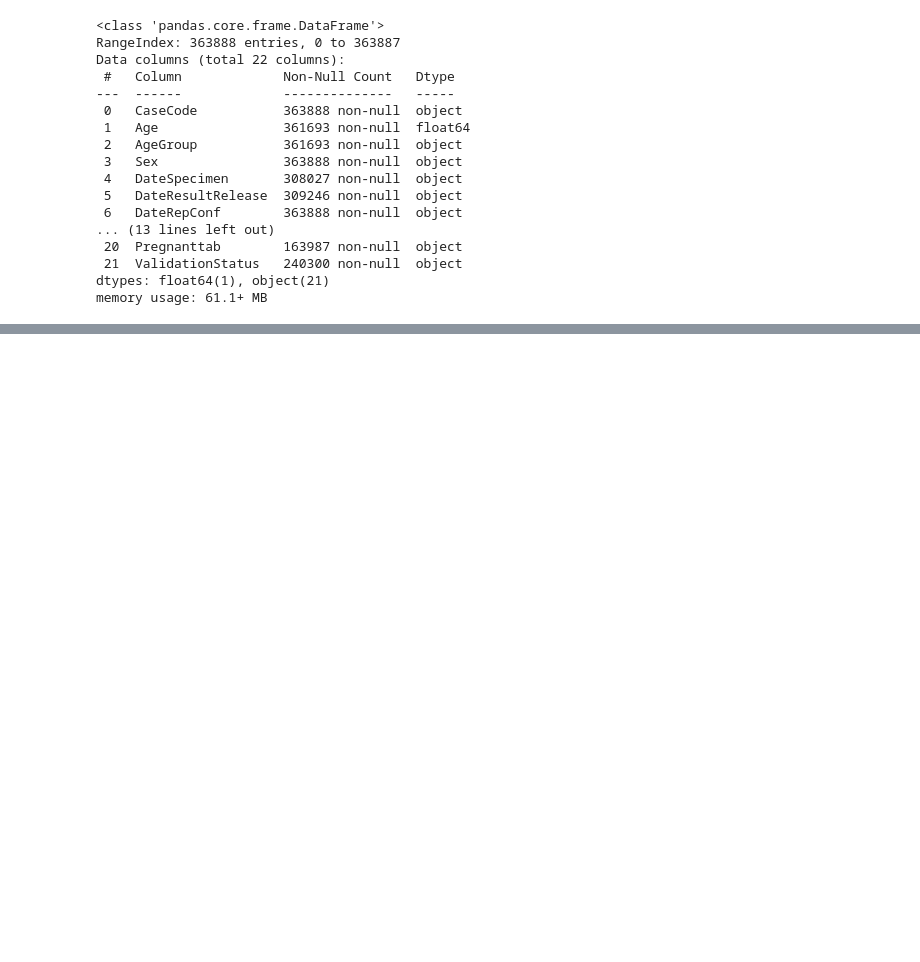
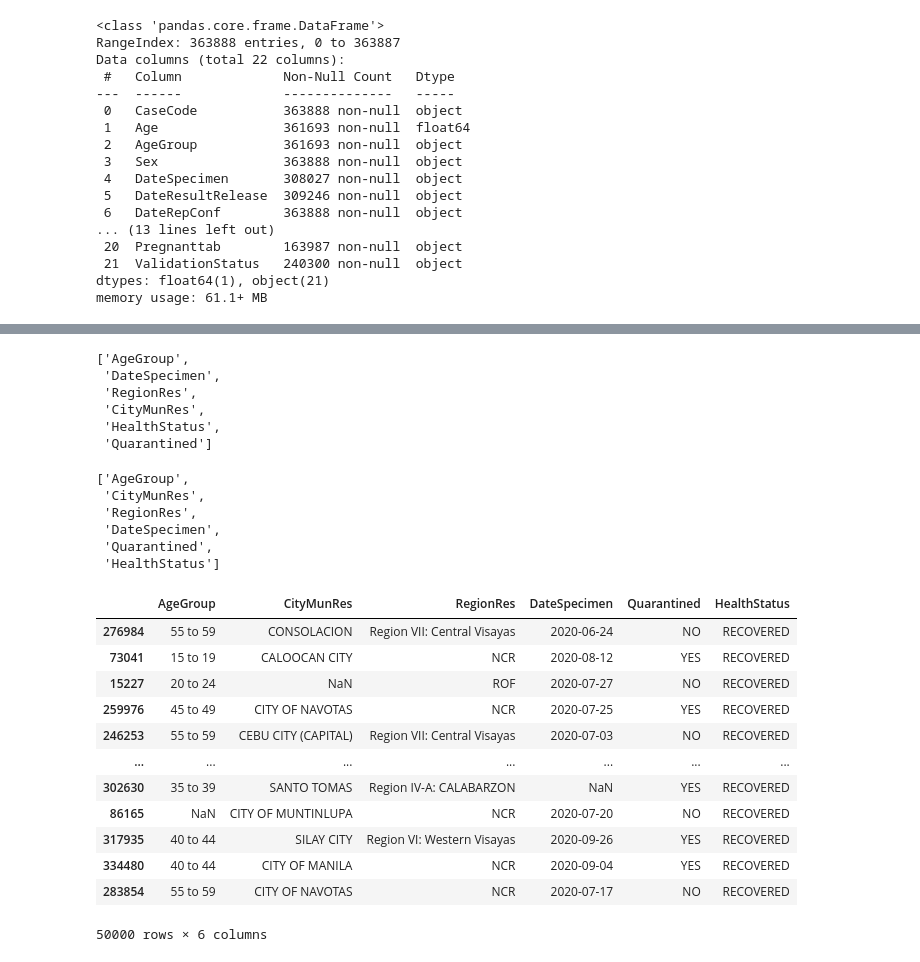
Before and after one commit to rjPajaro/COVID-Mining, a Jupyter notebook: Data-Mining-Project.ipynb, the cells around one changed output, grey strips where cells are left out. Cells and saved outputs as stored; diff of their text form; code cells hidden in the pictures; blank space fills up the shorter version.

```diff
--- a/Data-Mining-Project.ipynb
+++ b/Data-Mining-Project.ipynb
@@ -69,4 +69,42 @@ df
 50000 rows × 6 columns
+# %%
+titles = list(df.columns)
+titles
+# %% [output]
+['AgeGroup',
+ 'DateSpecimen',
+ 'RegionRes',
+ 'CityMunRes',
+ 'HealthStatus',
+ 'Quarantined']
+# %%
+titles[4], titles[5] = titles[5], titles[4]
+titles[1], titles[2], titles[3] = titles[3], titles[2], titles[1]
+titles
+# %% [output]
+['AgeGroup',
+ 'CityMunRes',
+ 'RegionRes',
+ 'DateSpecimen',
+ 'Quarantined',
+ 'HealthStatus']
+# %%
+df = df[titles]
+df
+# %% [output]
+|  | AgeGroup | CityMunRes | RegionRes | DateSpecimen | Quarantined | HealthStatus |
+| 276984 | 55 to 59 | CONSOLACION | Region VII: Central Visayas | 2020-06-24 | NO | RECOVERED |
+| 73041 | 15 to 19 | CALOOCAN CITY | NCR | 2020-08-12 | YES | RECOVERED |
+| 15227 | 20 to 24 | NaN | ROF | 2020-07-27 | NO | RECOVERED |
+| 259976 | 45 to 49 | CITY OF NAVOTAS | NCR | 2020-07-25 | YES | RECOVERED |
+| 246253 | 55 to 59 | CEBU CITY (CAPITAL) | Region VII: Central Visayas | 2020-07-03 | NO | RECOVERED |
+| ... | ... | ... | ... | ... | ... | ... |
+| 302630 | 35 to 39 | SANTO TOMAS | Region IV-A: CALABARZON | NaN | YES | RECOVERED |
+| 86165 | NaN | CITY OF MUNTINLUPA | NCR | 2020-07-20 | NO | RECOVERED |
+| 317935 | 40 to 44 | SILAY CITY | Region VI: Western Visayas | 2020-09-26 | YES | RECOVERED |
+| 334480 | 40 to 44 | CITY OF MANILA | NCR | 2020-09-04 | YES | RECOVERED |
+| 283854 | 55 to 59 | CITY OF NAVOTAS | NCR | 2020-07-17 | NO | RECOVERED |
+50000 rows × 6 columns
 # %%
 start_date = '2020-09-10'
 end_date = '2020-10-10'
```
Also changed, not shown: parts of 12 cells of this notebook.
